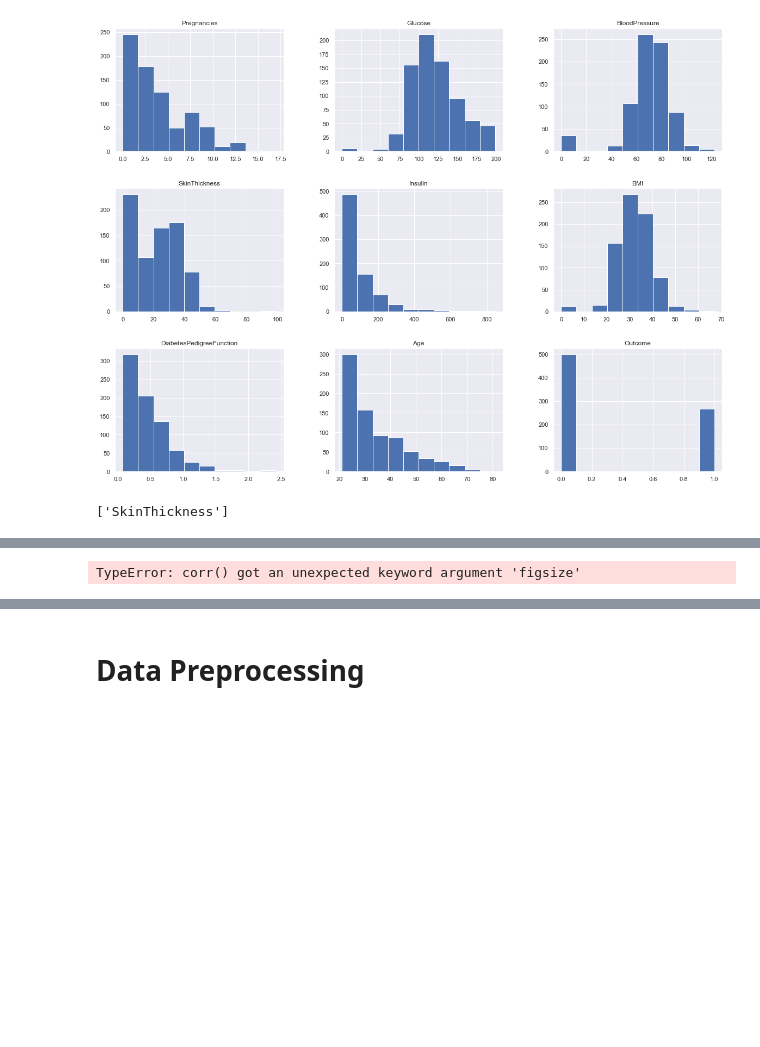
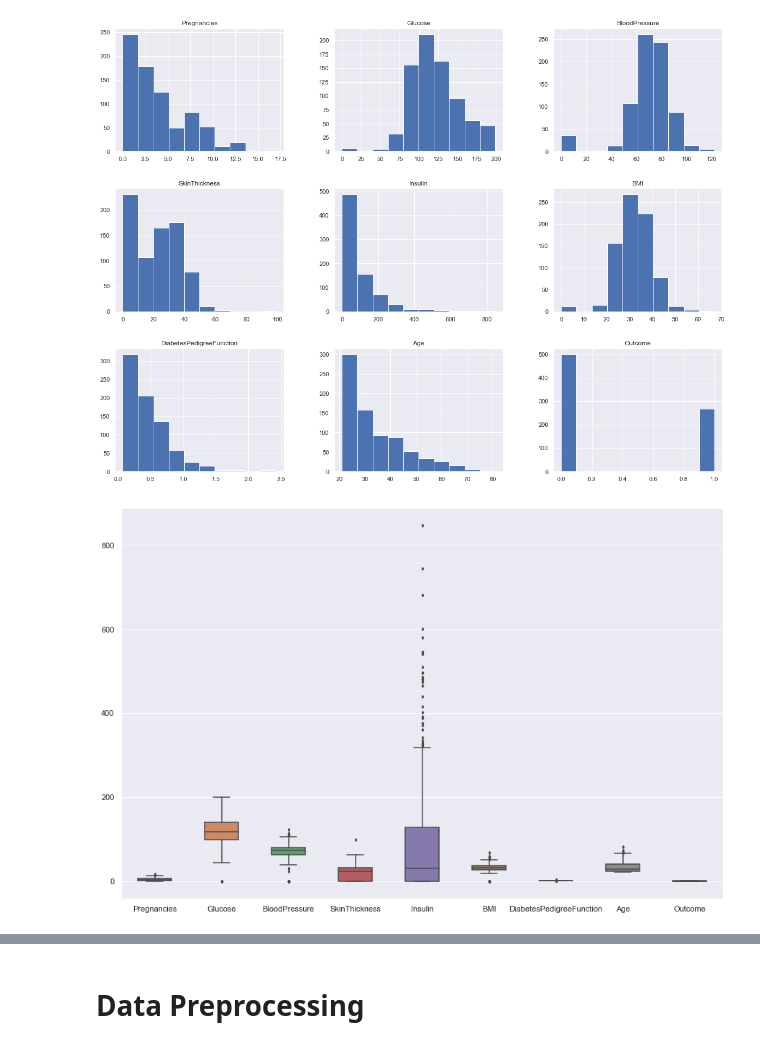
Before and after one commit to Wamuza1/Diabetes-Prediction-Analysis, a Jupyter notebook: Ins_Logistic_Regression.ipynb, the cells around one changed output, grey strips where cells are left out. Cells and saved outputs as stored; diff of their text form; code cells hidden in the pictures; blank space fills up the shorter version.

```diff
--- a/Ins_Logistic_Regression.ipynb
+++ b/Ins_Logistic_Regression.ipynb
@@ -164,7 +164,9 @@ array([[<AxesSubplot:title={'center':'Pregnancies'}>,
         <AxesSubplot:title={'center':'Age'}>,
         <AxesSubplot:title={'center':'Outcome'}>]], dtype=object)
 [figure]
-# %%
-print(pd.unique(['SkinThickness']))
-# %% [output]
-['SkinThickness']
+# %%
+fig, ax = plt.subplots(figsize = (15, 10))
+sns.boxplot(data = df, width = 0.5, ax = ax, fliersize = 3)
+plt.show()
+# %% [output]
+[figure, added]
@@ -181,7 +190,3 @@ df.corr()
 | DiabetesPedigreeFunction | -0.033523 | 0.137337 | 0.041265 | 0.183928 | 0.185071 | 0.140647 | 1.000000 | 0.033561 | ... |
 | Age | 0.544341 | 0.263514 | 0.239528 | -0.113970 | -0.042163 | 0.036242 | 0.033561 | 1.000000 | ... |
 | Outcome | 0.221898 | 0.466581 | 0.065068 | 0.074752 | 0.130548 | 0.292695 | 0.173844 | 0.238356 | ... |
-# %%
-df.corr())
-# %% [output]
-TypeError: corr() got an unexpected keyword argument 'figsize'
```
Also changed, not shown: parts of 13 cells of this notebook.
